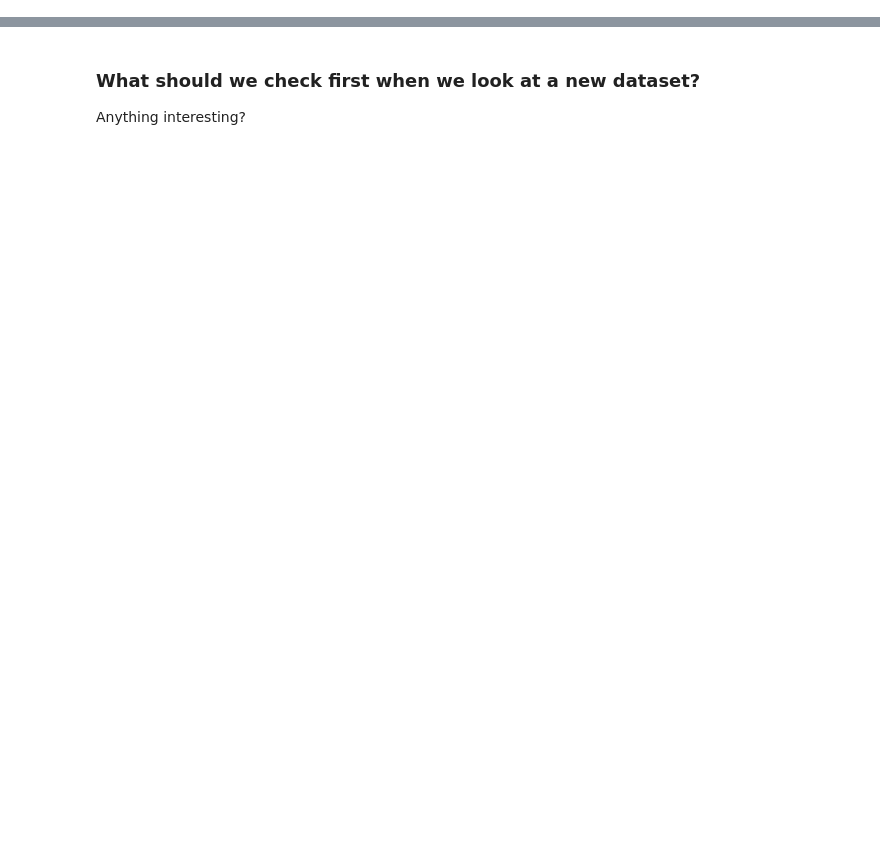
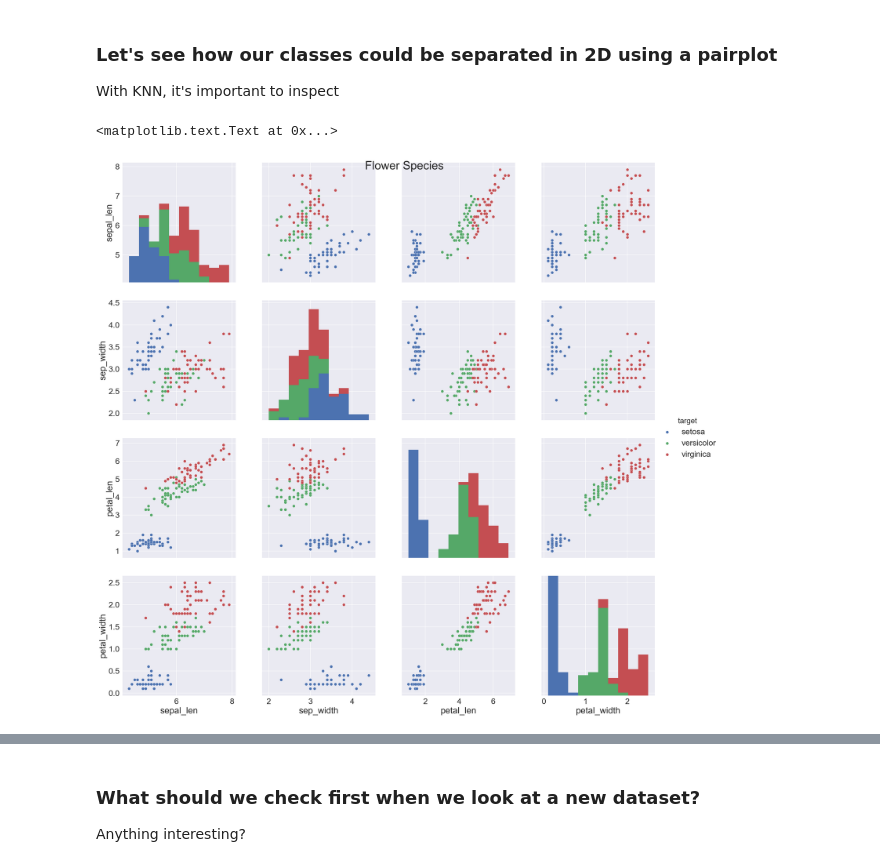
Before and after one commit to ga-curriculum/lesson-knn, a Jupyter notebook: 1.1-classification-with-knn-visualized-nooutput.ipynb, the cells around one changed output, grey strips where cells are left out. Saved outputs shown, nothing was run; the diff lists cells and outputs as text; code cells hidden in the pictures; blank space fills up the shorter version.

```diff
--- a/1.1-classification-with-knn-visualized-nooutput.ipynb
+++ b/1.1-classification-with-knn-visualized-nooutput.ipynb
@@ -273,0 +235,12 @@ df.columns = column_names
+# %% [markdown]
+### Let's see how our classes could be separated in 2D using a pairplot
+With KNN, it's important to inspect
+# %%
+sns.pairplot(data=iris, size=5, hue="target") # Optionally: diag_kind="kde"
+plt.rcParams["axes.labelsize"] = 20 # variable labels
+sns.set(font_scale = 2) # tick size/scale
+
+plt.suptitle('Flower Species')
+# %% [output]
+<matplotlib.text.Text at 0x...>
+[figure, added]
```
Also changed, not shown: parts of 82 cells of this notebook.
